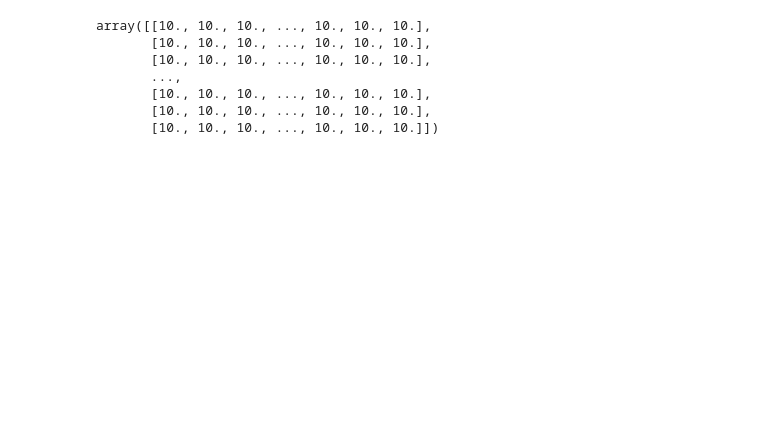
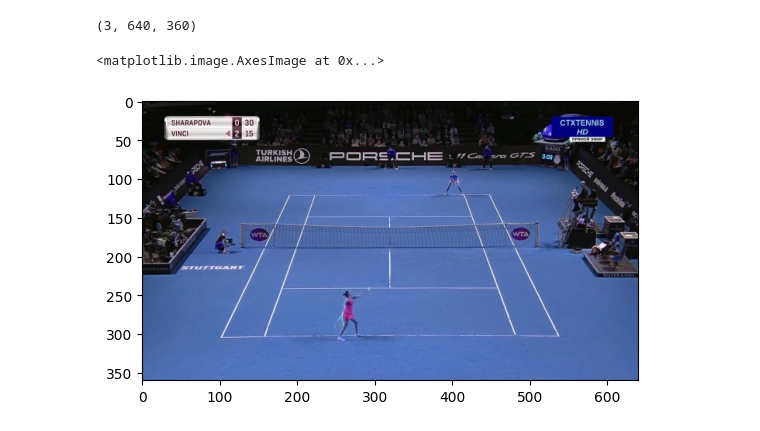
Before and after one commit to charliehuang09/Badminton-App, a Jupyter notebook: playground.ipynb, the cells around one changed output. Drawn from its saved outputs; the diff is of its cells as text; code cells hidden in the pictures; blank space fills up the shorter version.

```diff
--- a/playground.ipynb
+++ b/playground.ipynb
@@ -20,10 +16,13 @@ x, _, _ = np.meshgrid(np.linspace(0, config.classes - 1, config.classes), np.lin
-# %%
-x[-1]
-# %% [output]
-array([[10., 10., 10., ..., 10., 10., 10.],
-       [10., 10., 10., ..., 10., 10., 10.],
-       [10., 10., 10., ..., 10., 10., 10.],
-       ...,
-       [10., 10., 10., ..., 10., 10., 10.],
-       [10., 10., 10., ..., 10., 10., 10.],
-       [10., 10., 10., ..., 10., 10., 10.]])
+# %%
+img = np.load('data_tennis/train/imgs/0.npy')
+# %%
+img = img[:3]
+# %%
+img.shape
+# %% [output]
+(3, 640, 360)
+# %%
+plt.imshow(img.swapaxes(0, 2))
+# %% [output]
+<matplotlib.image.AxesImage at 0x...>
+[figure, added]
```
Also changed, not shown: parts of 4 cells of this notebook, 6 other files.
